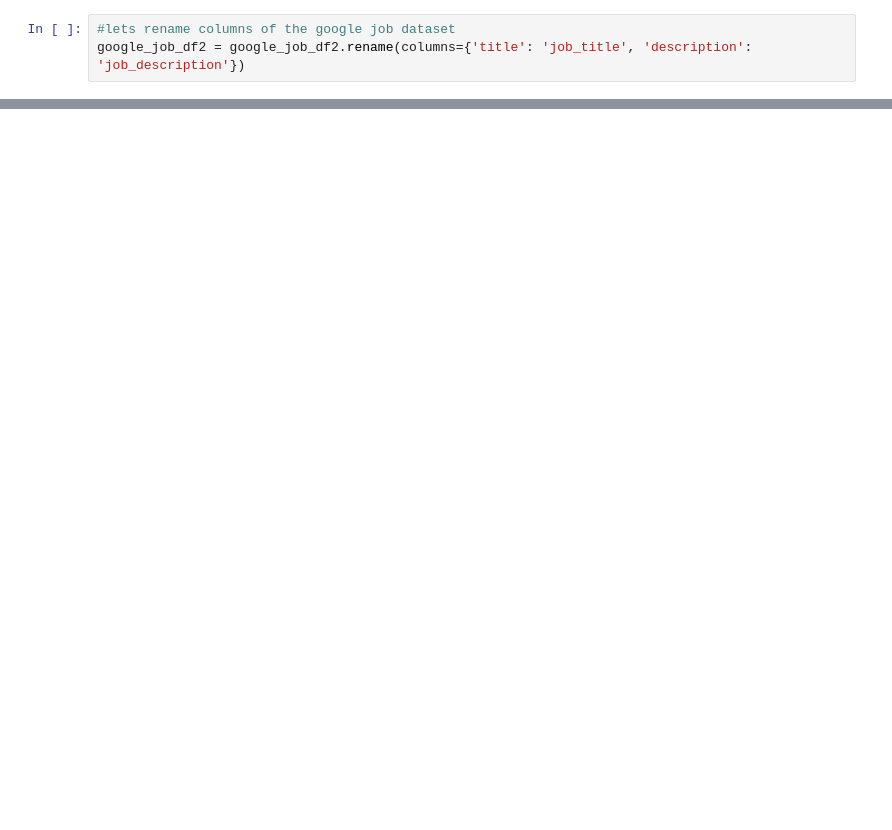
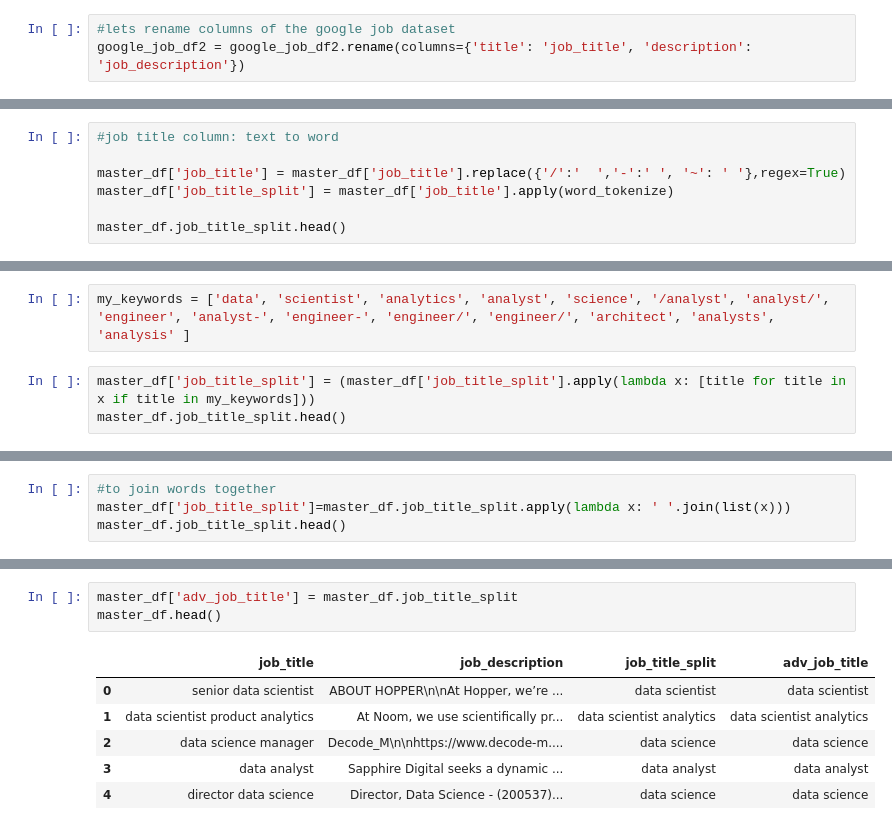
Before and after one commit to Nuel-EN/Capstone-Project-, a Jupyter notebook: Master-NB.ipynb, the cells around one changed output, grey strips where cells are left out. Drawn from its saved outputs; the diff is of its cells as text; blank space fills up the shorter version.

```diff
--- a/Master-NB.ipynb
+++ b/Master-NB.ipynb
@@ -47,0 +180,7 @@ master_df = pd.concat([analyst_scientist_df, google_job_df2], ignore_index=True)
+# %%
+#job title column: text to word
+
+master_df['job_title'] = master_df['job_title'].replace({'/':'  ','-':' ', '~': ' '},regex=True)
+master_df['job_title_split'] = master_df['job_title'].apply(word_tokenize)
+
+master_df.job_title_split.head()
@@ -47,0 +194,5 @@ master_df = pd.concat([analyst_scientist_df, google_job_df2], ignore_index=True)
+# %%
+my_keywords = ['data', 'scientist', 'analytics', 'analyst', 'science', '/analyst', 'analyst/', 'engineer', 'analyst-', 'engineer-', 'engineer/', 'engineer/', 'architect', 'analysts', 'analysis' ]
+# %%
+master_df['job_title_split'] = (master_df['job_title_split'].apply(lambda x: [title for title in x if title in my_keywords]))
+master_df.job_title_split.head()
@@ -47,0 +206,4 @@ master_df = pd.concat([analyst_scientist_df, google_job_df2], ignore_index=True)
+# %%
+#to join words together
+master_df['job_title_split']=master_df.job_title_split.apply(lambda x: ' '.join(list(x)))
+master_df.job_title_split.head()
@@ -47,0 +237,10 @@ master_df = pd.concat([analyst_scientist_df, google_job_df2], ignore_index=True)
+# %%
+master_df['adv_job_title'] = master_df.job_title_split
+master_df.head()
+# %% [output]
+|  | job_title | job_description | job_title_split | adv_job_title |
+| 0 | senior data scientist | ABOUT HOPPER\n\nAt Hopper, we’re ... | data scientist | data scientist |
+| 1 | data scientist product analytics | At Noom, we use scientifically pr... | data scientist analytics | data scientist analytics |
+| 2 | data science manager | Decode_M\n\nhttps://www.decode-m.... | data science | data science |
+| 3 | data analyst | Sapphire Digital seeks a dynamic ... | data analyst | data analyst |
+| 4 | director data science | Director, Data Science - (200537)... | data science | data science |
```
Also changed, not shown: parts of 35 cells of this notebook.
